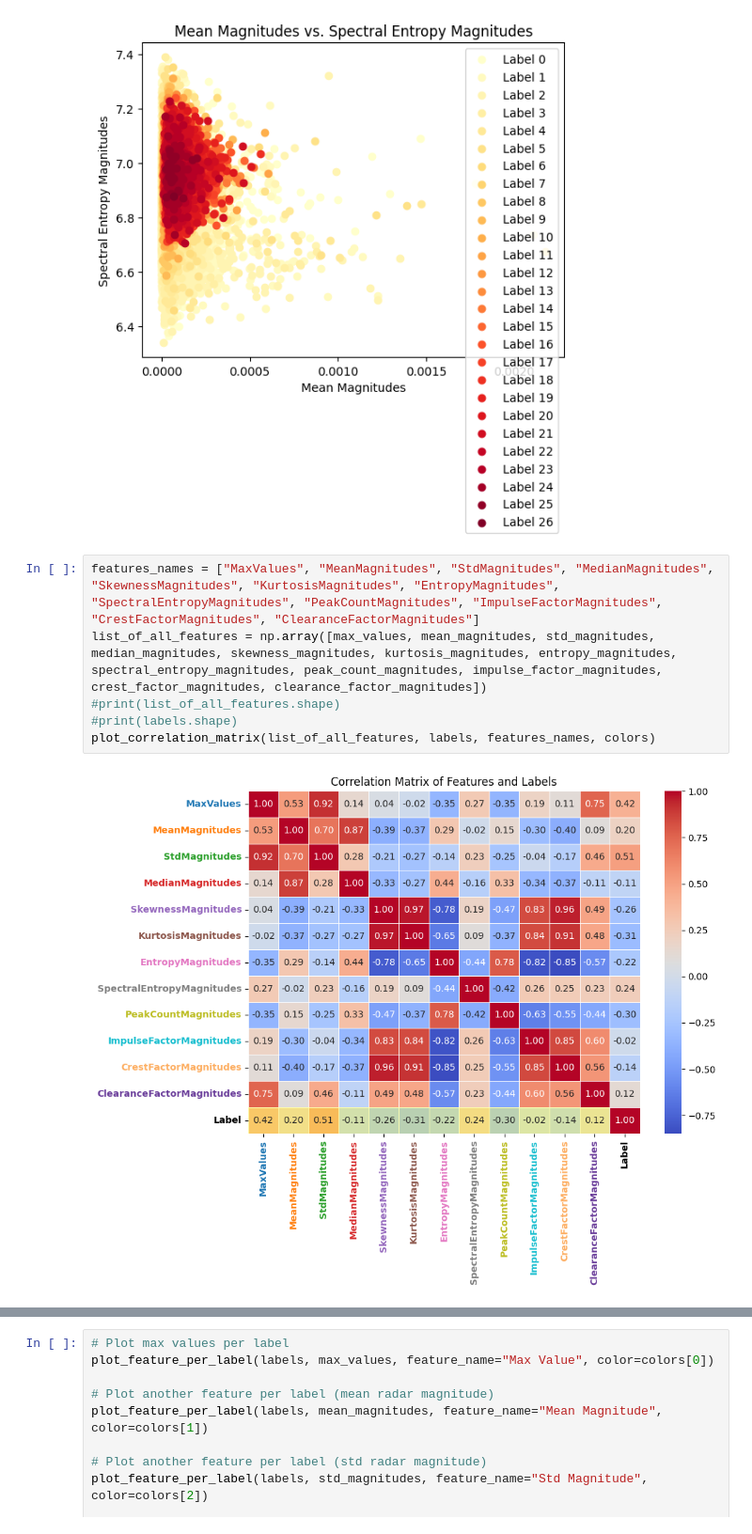
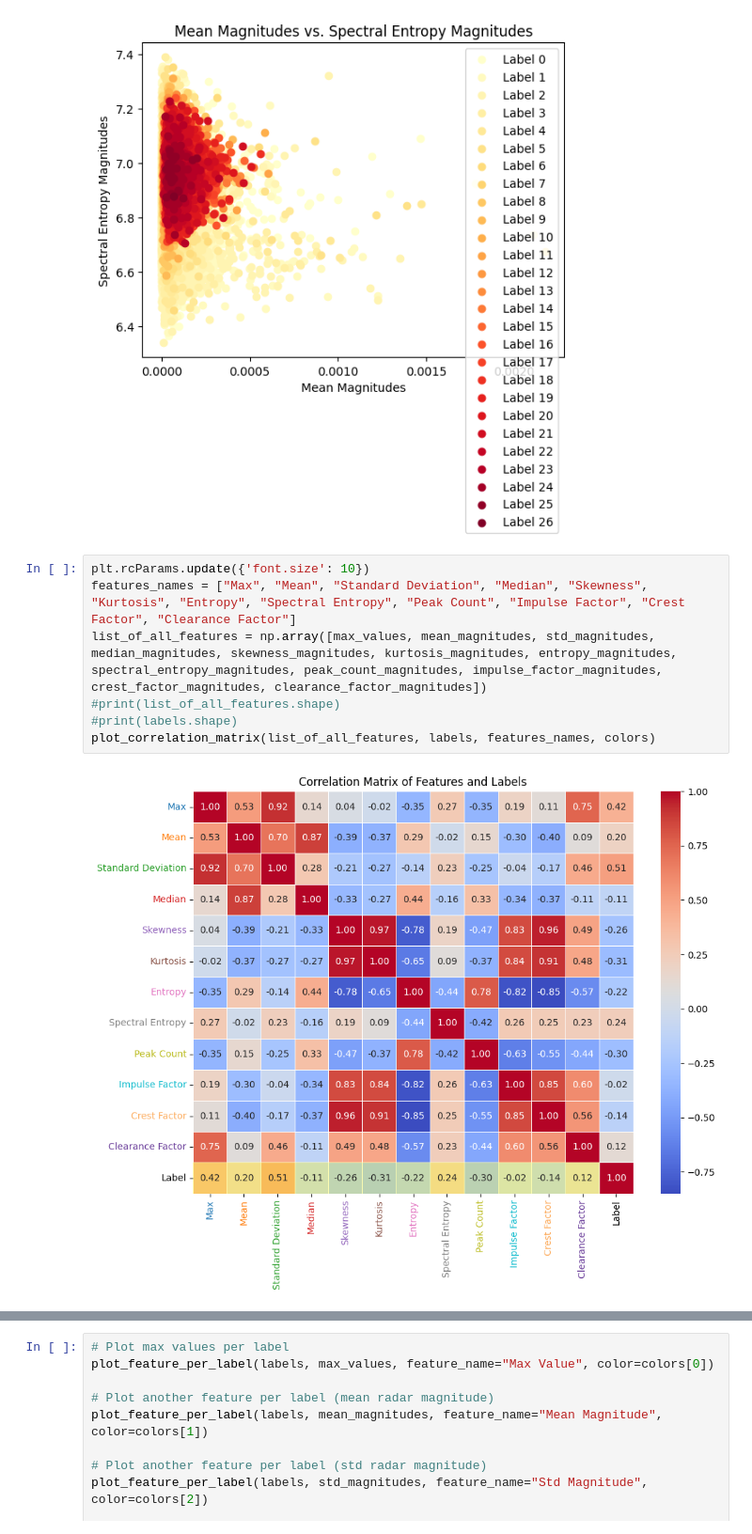
Before and after one commit to Hip02/CrowdMonitoring_Hip, a Jupyter notebook: FeatureAnalysis/features_analysis.ipynb, the cells around one changed output, grey strips where cells are left out. Shown at 94% size. Saved outputs shown, nothing was run; the diff lists cells and outputs as text.

```diff
--- a/FeatureAnalysis/features_analysis.ipynb
+++ b/FeatureAnalysis/features_analysis.ipynb
@@ -76,10 +76,11 @@ plot_pair_feature_space(mean_magnitudes, spectral_entropy_magnitudes, labels, "M
 # %% [output]
 [figure]
 # %%
-features_names = ["MaxValues", "MeanMagnitudes", "StdMagnitudes", "MedianMagnitudes", "SkewnessMagnitudes", "KurtosisMagnitudes", "EntropyMagnitudes", "SpectralEntropyMagnitudes", "PeakCountMagnitudes", "ImpulseFactorMagnitudes", "CrestFactorMagnitudes", "ClearanceFactorMagnitudes"]
+plt.rcParams.update({'font.size': 10})
+features_names = ["Max", "Mean", "Standard Deviation", "Median", "Skewness", "Kurtosis", "Entropy", "Spectral Entropy", "Peak Count", "Impulse Factor", "Crest Factor", "Clearance Factor"]
 list_of_all_features = np.array([max_values, mean_magnitudes, std_magnitudes, median_magnitudes, skewness_magnitudes, kurtosis_magnitudes, entropy_magnitudes, spectral_entropy_magnitudes, peak_count_magnitudes, impulse_factor_magnitudes, crest_factor_magnitudes, clearance_factor_magnitudes])
 #print(list_of_all_features.shape)
 #print(labels.shape)
 plot_correlation_matrix(list_of_all_features, labels, features_names, colors)
 # %% [output]
-[figure, old version]
+[figure, new version]
```
Also changed, not shown: parts of 3 cells of this notebook, 7 other files.
